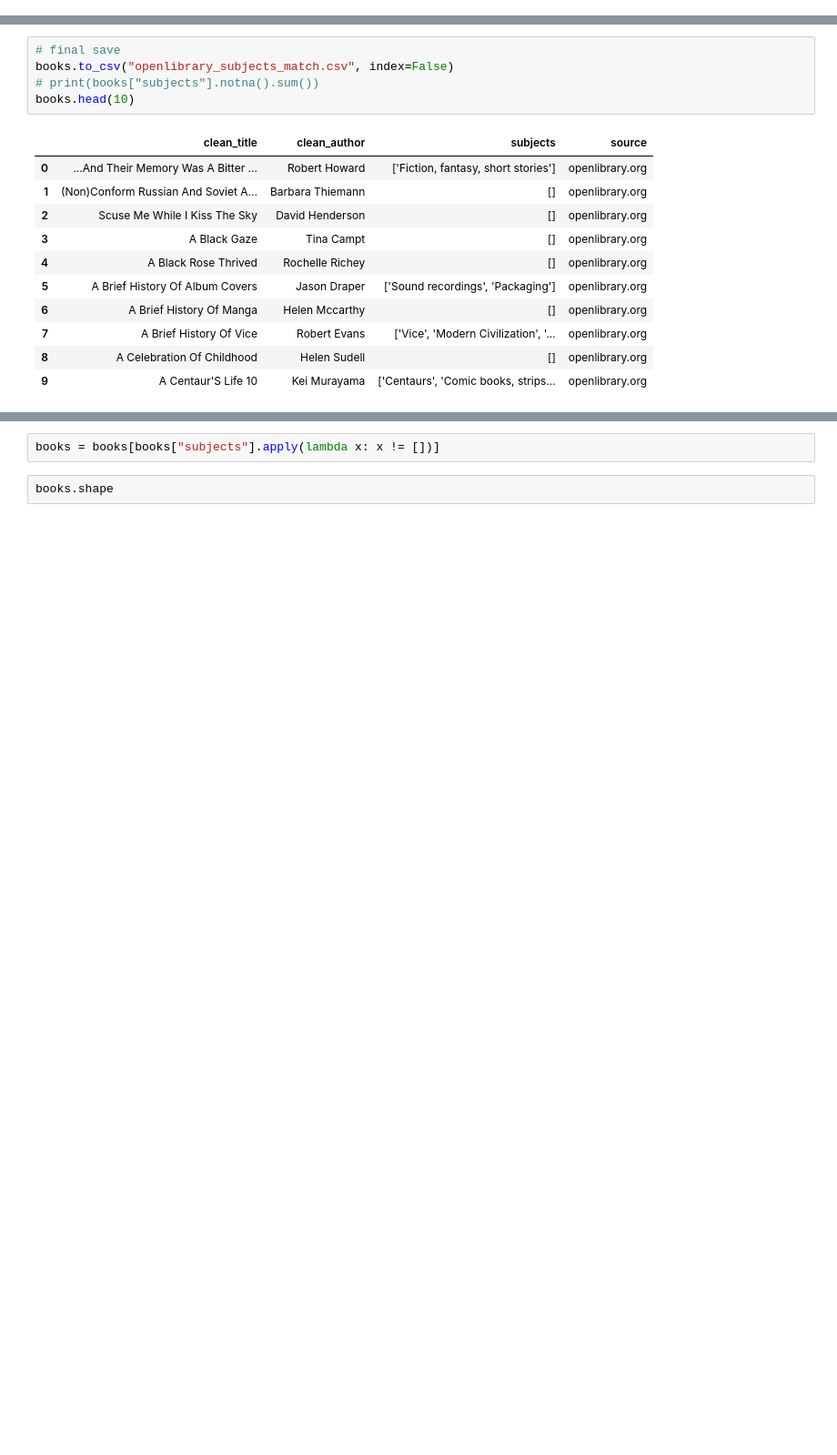
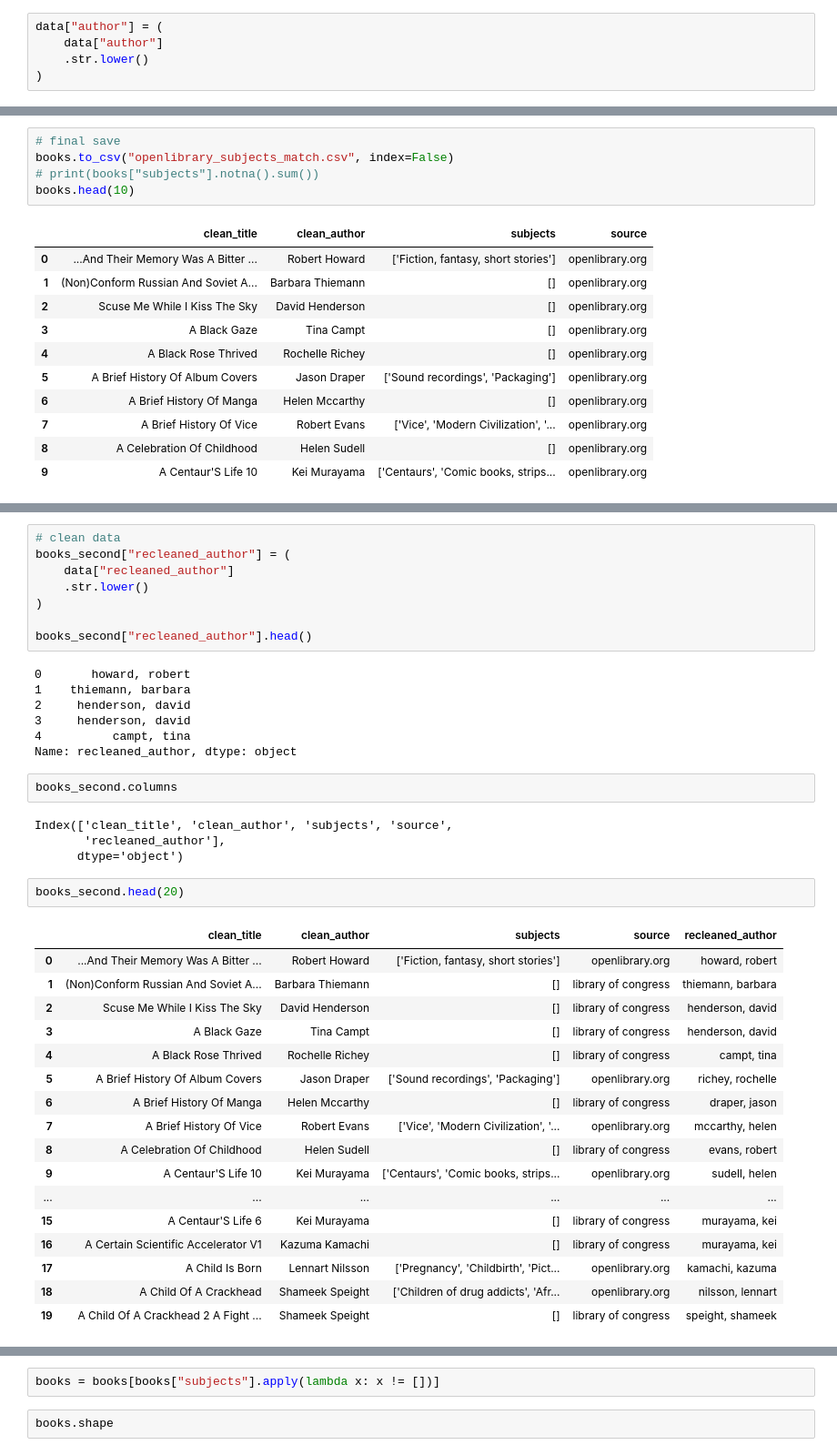
Before and after one commit to arpettey/python_bootcamp, a Jupyter notebook: Banned-Books.ipynb, the cells around one changed output, grey strips where cells are left out. Shown at 91% size. Saved outputs shown, nothing was run; the diff lists cells and outputs as text; blank space fills up the shorter version.

```diff
--- a/Banned-Books.ipynb
+++ b/Banned-Books.ipynb
@@ -302,6 +305,11 @@ data["clean_author"].head()
 3     David Henderson
 4          Tina Campt
 Name: clean_author, dtype: object
+# %%
+data["author"] = (
+    data["author"]
+    .str.lower()
+)
 # %%
 data["clean_title"] = (
     data["publication"]
@@ -495,0 +673,41 @@ books.head(10)
+# %%
+# clean data
+books_second["recleaned_author"] = (
+    data["recleaned_author"]
+    .str.lower()
+)
+
+books_second["recleaned_author"].head()
+# %% [output]
+0       howard, robert
+1    thiemann, barbara
+2     henderson, david
+3     henderson, david
+4          campt, tina
+Name: recleaned_author, dtype: object
+# %%
+books_second.columns
+# %% [output]
+Index(['clean_title', 'clean_author', 'subjects', 'source',
+       'recleaned_author'],
+      dtype='object')
+# %%
+books_second.head(20)
+# %% [output]
+|  | clean_title | clean_author | subjects | source | recleaned_author |
+| 0 | ...And Their Memory Was A Bitter ... | Robert Howard | ['Fiction, fantasy, short stories'] | openlibrary.org | howard, robert |
+| 1 | (Non)Conform Russian And Soviet A... | Barbara Thiemann | [] | library of congress | thiemann, barbara |
+| 2 | Scuse Me While I Kiss The Sky | David Henderson | [] | library of congress | henderson, david |
+| 3 | A Black Gaze | Tina Campt | [] | library of congress | henderson, david |
+| 4 | A Black Rose Thrived | Rochelle Richey | [] | library of congress | campt, tina |
+| 5 | A Brief History Of Album Covers | Jason Draper | ['Sound recordings', 'Packaging'] | openlibrary.org | richey, rochelle |
+| 6 | A Brief History Of Manga | Helen Mccarthy | [] | library of congress | draper, jason |
+| 7 | A Brief History Of Vice | Robert Evans | ['Vice', 'Modern Civilization', '... | openlibrary.org | mccarthy, helen |
+| 8 | A Celebration Of Childhood | Helen Sudell | [] | library of congress | evans, robert |
+| 9 | A Centaur'S Life 10 | Kei Murayama | ['Centaurs', 'Comic books, strips... | openlibrary.org | sudell, helen |
+| ... | ... | ... | ... | ... | ... |
+| 15 | A Centaur'S Life 6 | Kei Murayama | [] | library of congress | murayama, kei |
+| 16 | A Certain Scientific Accelerator V1 | Kazuma Kamachi | [] | library of congress | murayama, kei |
+| 17 | A Child Is Born | Lennart Nilsson | ['Pregnancy', 'Childbirth', 'Pict... | openlibrary.org | kamachi, kazuma |
+| 18 | A Child Of A Crackhead | Shameek Speight | ['Children of drug addicts', 'Afr... | openlibrary.org | nilsson, lennart |
+| 19 | A Child Of A Crackhead 2 A Fight ... | Shameek Speight | [] | library of congress | speight, shameek |
```
Also changed, not shown: parts of 15 cells of this notebook.
